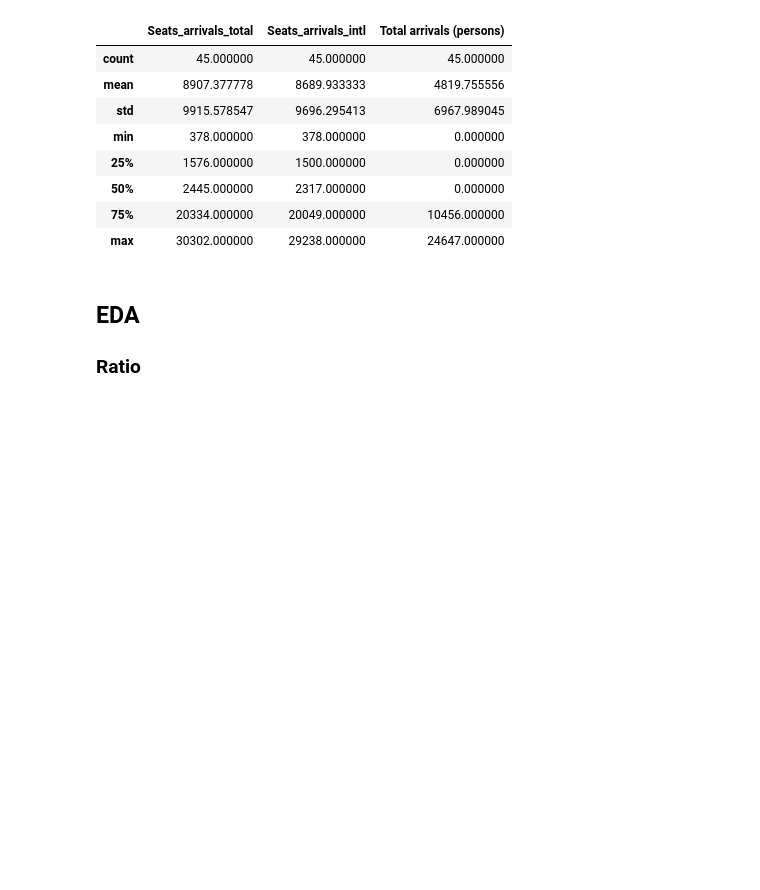
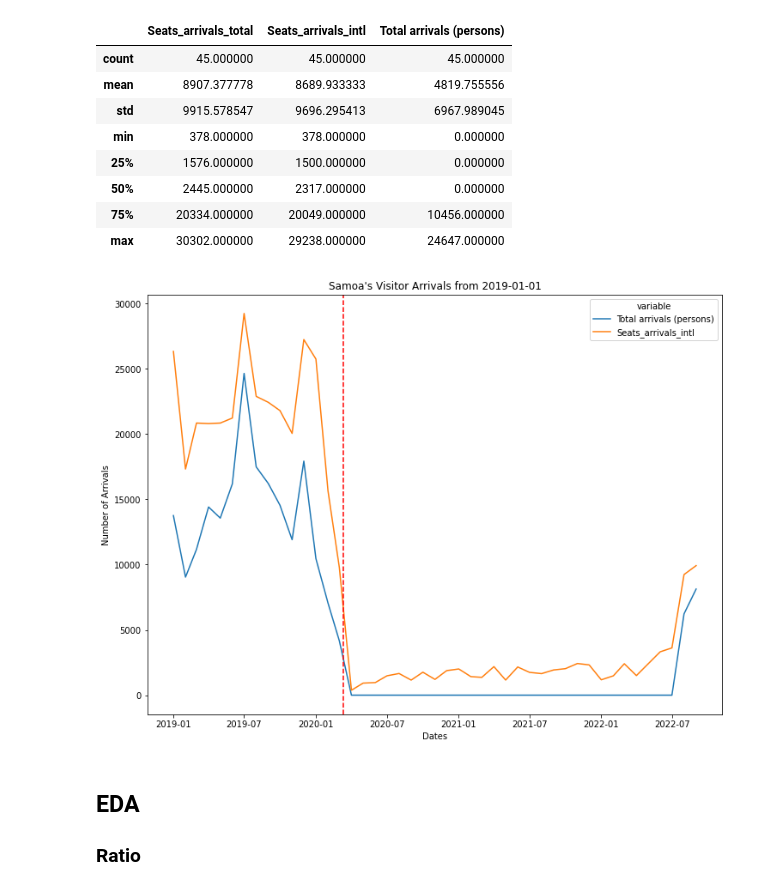
Before and after one commit to worldbank/pacific-observatory, a Jupyter notebook: scripts/notebooks/EDA-Samoa.ipynb, the cells around one changed output. Saved outputs shown, nothing was run; the diff lists cells and outputs as text; code cells hidden in the pictures; blank space fills up the shorter version.

```diff
--- a/scripts/notebooks/EDA-Samoa.ipynb
+++ b/scripts/notebooks/EDA-Samoa.ipynb
@@ -162,6 +162,27 @@ ws_avi_merged[["Seats_arrivals_total", "Seats_arrivals_intl", "Total arrivals (p
 | 50% | 2445.000000 | 2317.000000 | 0.000000 |
 | 75% | 20334.000000 | 20049.000000 | 10456.000000 |
 | max | 30302.000000 | 29238.000000 | 24647.000000 |
+# %%
+ws_avi_merged["dates"] = pd.to_datetime(
+    [str(year) + "-" + str(month) for year, month in zip(ws_avi_merged["Year"], ws_avi_merged["Month"])])
+viz_df = ws_avi_merged[[
+    "dates", "Total arrivals (persons)", "Seats_arrivals_intl"]]
+viz_df = pd.melt(viz_df, "dates")
+viz_df["value"] = viz_df["value"].astype(float)
+
+import seaborn as sns
+
+plt.figure(figsize=(12, 9))
+# sns.set_style("whitegrid")
+sns.lineplot(data=viz_df, x="dates", y="value", hue="variable")
+plt.xlabel("Dates")
+plt.axvline(datetime.datetime(2020, 3, 12), linestyle="dashed", color="red")
+plt.ylabel("Number of Arrivals")
+plt.title("Samoa's Visitor Arrivals from 2019-01-01")
+# plt.xticks(rotation=45)
+plt.savefig("samoa.png", dpi=400)
+# %% [output]
+[figure, added]
 # %% [markdown]
 ## EDA
 ### Ratio
```
Also changed, not shown: 6 other files.
